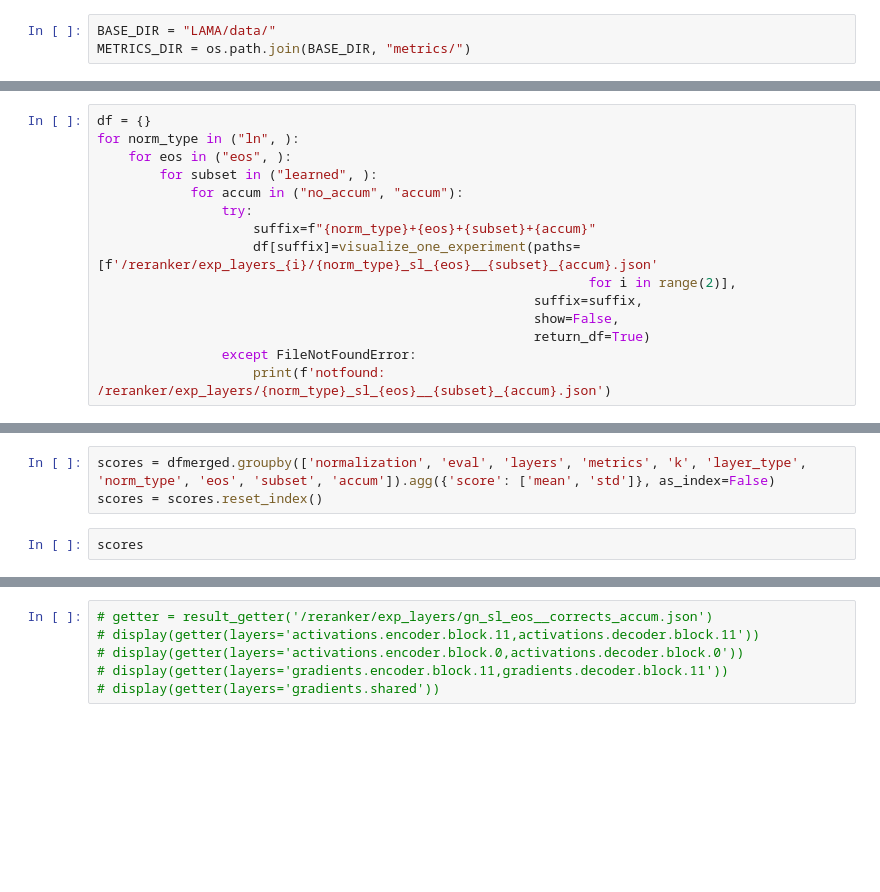
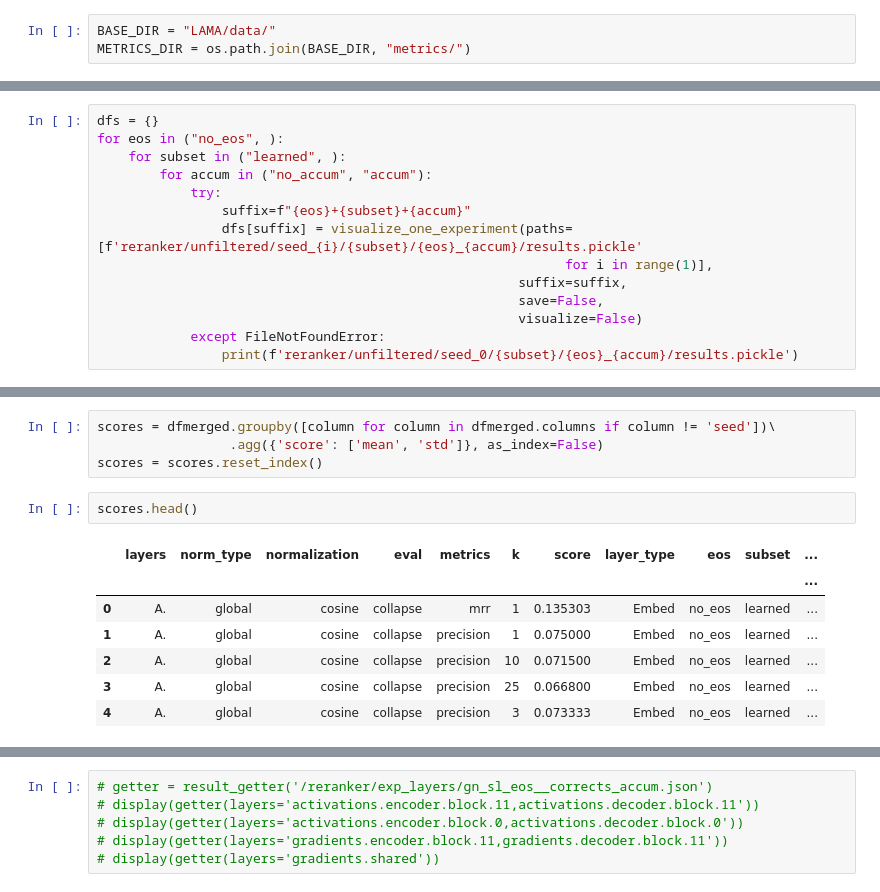
Before and after one commit to ekinakyurek/influence, a Jupyter notebook: analysis.ipynb, the cells around one changed output, grey strips where cells are left out. Saved outputs shown, nothing was run; the diff lists cells and outputs as text; blank space fills up the shorter version.

```diff
--- a/analysis.ipynb
+++ b/analysis.ipynb
@@ -168,15 +285,14 @@ metrics['evals']['local']['cosine']['full']['gradients.']['precision']
 # %%
-df = {}
-for norm_type in ("ln", ):
-    for eos in ("eos", ):
-        for subset in ("learned", ):
-            for accum in ("no_accum", "accum"):
-                try:
-                    suffix=f"{norm_type}+{eos}+{subset}+{accum}"
-                    df[suffix]=visualize_one_experiment(paths=[f'/reranker/exp_layers_{i}/{norm_type}_sl_{eos}__{subset}_{accum}.json'
-                                                               for i in range(2)],
-                                                        suffix=suffix,
-                                                        show=False,
-                                                        return_df=True)
-                except FileNotFoundError:
-                    print(f'notfound: /reranker/exp_layers/{norm_type}_sl_{eos}__{subset}_{accum}.json')
+dfs = {}
+for eos in ("no_eos", ):
+    for subset in ("learned", ):
+        for accum in ("no_accum", "accum"):
+            try:
+                suffix=f"{eos}+{subset}+{accum}"
+                dfs[suffix] = visualize_one_experiment(paths=[f'reranker/unfiltered/seed_{i}/{subset}/{eos}_{accum}/results.pickle'
+                                                            for i in range(1)],
+                                                      suffix=suffix,
+                                                      save=False,
+                                                      visualize=False)
+            except FileNotFoundError:
+                print(f'reranker/unfiltered/seed_0/{subset}/{eos}_{accum}/results.pickle')
@@ -194,6 +318,15 @@ dfmerged.head()
 # %%
-scores = dfmerged.groupby(['normalization', 'eval', 'layers', 'metrics', 'k', 'layer_type', 'norm_type', 'eos', 'subset', 'accum']).agg({'score': ['mean', 'std']}, as_index=False)
+scores = dfmerged.groupby([column for column in dfmerged.columns if column != 'seed'])\
+                 .agg({'score': ['mean', 'std']}, as_index=False)
 scores = scores.reset_index()
 # %%
-scores
+scores.head()
+# %% [output]
+|  | layers | norm_type | normalization | eval | metrics | k | score | layer_type | eos | subset | ... |
+|  |  |  |  |  |  |  |  |  |  |  | ... |
+| 0 | A. | global | cosine | collapse | mrr | 1 | 0.135303 | Embed | no_eos | learned | ... |
+| 1 | A. | global | cosine | collapse | precision | 1 | 0.075000 | Embed | no_eos | learned | ... |
+| 2 | A. | global | cosine | collapse | precision | 10 | 0.071500 | Embed | no_eos | learned | ... |
+| 3 | A. | global | cosine | collapse | precision | 25 | 0.066800 | Embed | no_eos | learned | ... |
+| 4 | A. | global | cosine | collapse | precision | 3 | 0.073333 | Embed | no_eos | learned | ... |
 # %%
```
Also changed, not shown: parts of 66 cells of this notebook, 17 other files.
